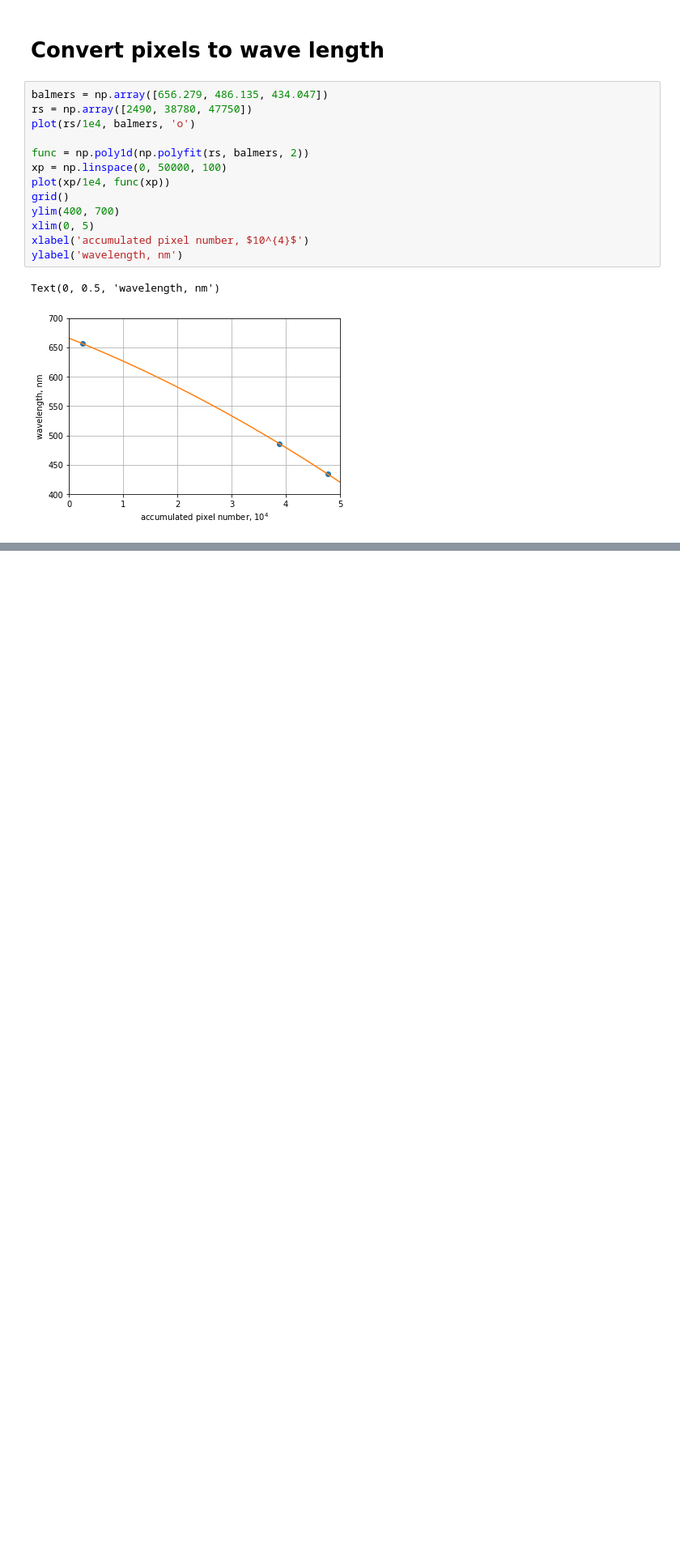
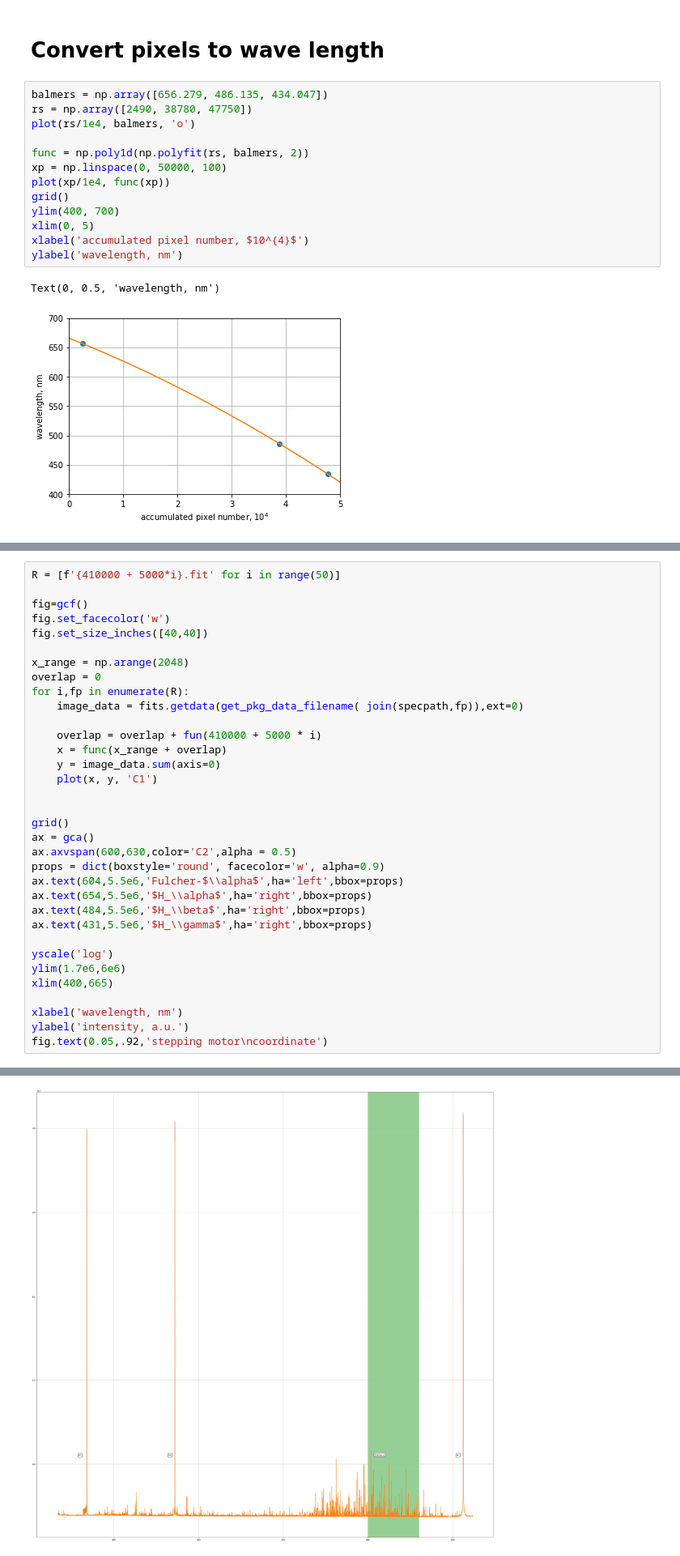
Before and after one commit to AtsushiNi/myLeprecon, a Jupyter notebook: calibration_niihama.ipynb, the cells around one changed output, grey strips where cells are left out. Shown at 81% size. Drawn from its saved outputs; the diff is of its cells as text; blank space fills up the shorter version.

```diff
--- a/calibration_niihama.ipynb
+++ b/calibration_niihama.ipynb
@@ -192,0 +195,35 @@ Text(0, 0.5, 'wavelength, nm')
+# %%
+R = [f'{410000 + 5000*i}.fit' for i in range(50)]
+
+fig=gcf()
+fig.set_facecolor('w')
+fig.set_size_inches([40,40])
+
+x_range = np.arange(2048)
+overlap = 0
+for i,fp in enumerate(R):
+    image_data = fits.getdata(get_pkg_data_filename( join(specpath,fp)),ext=0)
+
+    overlap = overlap + fun(410000 + 5000 * i)
+    x = func(x_range + overlap)
+    y = image_data.sum(axis=0)
+    plot(x, y, 'C1')
+
+
+grid()
+ax = gca()
+ax.axvspan(600,630,color='C2',alpha = 0.5)
+props = dict(boxstyle='round', facecolor='w', alpha=0.9)
+ax.text(604,5.5e6,'Fulcher-$\\alpha$',ha='left',bbox=props)
+ax.text(654,5.5e6,'$H_\\alpha$',ha='right',bbox=props)
+ax.text(484,5.5e6,'$H_\\beta$',ha='right',bbox=props)
+ax.text(431,5.5e6,'$H_\\gamma$',ha='right',bbox=props)
+
+yscale('log')
+ylim(1.7e6,6e6)
+xlim(400,665)
+
+xlabel('wavelength, nm')
+ylabel('intensity, a.u.')
+fig.text(0.05,.92,'stepping motor\ncoordinate')
+# %% [output]
@@ -192,0 +231 @@ Text(0, 0.5, 'wavelength, nm')
+[figure, added]
```
Also changed, not shown: parts of 2 cells of this notebook.
